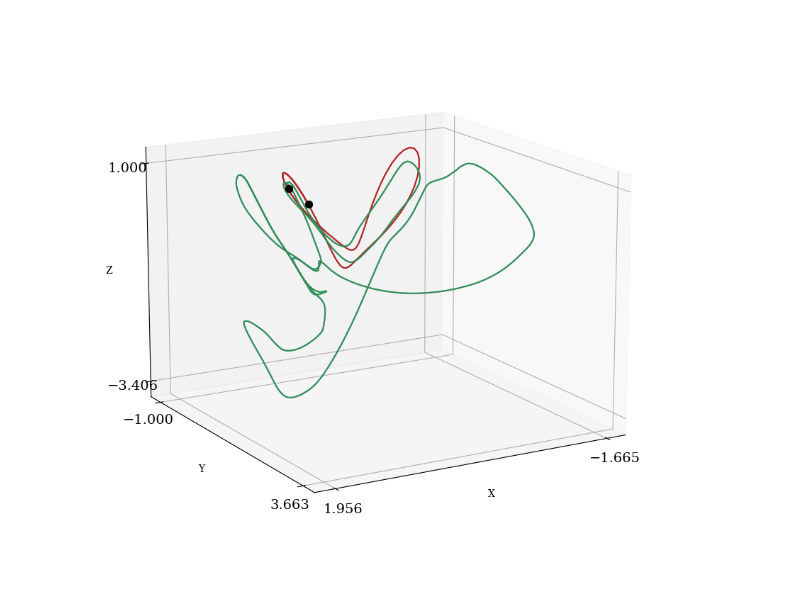
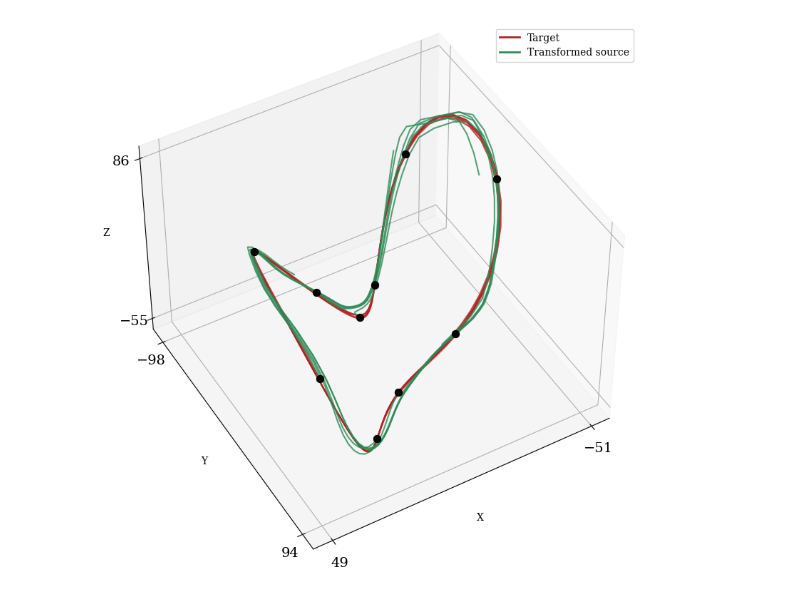
Before and after one commit to Asagodi/topological_diversity, a Jupyter notebook: iam/trajmatch_3d_lorenzlc.ipynb, the cells around one changed output. Cells and saved outputs as stored; diff of their text form; code cells hidden in the pictures.

Commit message:
lorenz analytically

```diff
--- a/iam/trajmatch_3d_lorenzlc.ipynb
+++ b/iam/trajmatch_3d_lorenzlc.ipynb
@@ -84,5 +81,5 @@ plot_trajectories_3d([scaled[:,:,:]], elev=45, azim=90)
 # %%
-limit_cycle_system = LearnableNDLimitCycle(dim=3, dt=dt, time_span=time_span, lambda_init=-1., radius=1.)
+limit_cycle_system = AnalyticalLimitCycle(dim=3, dt=dt, time_span=time_span, velocity_init=-1., alpha_init=-1)
 motif_library = [limit_cycle_system]
 
 num_epochs = 1000
@@ -119,5 +122,13 @@ trajectories_source_list, transformed_trajectories_list = test_homeo_networks(
+# %%
+trajectories_source_list, transformed_trajectories_list, error = test_homeo_networks(scaled, homeo_ds_networks, plot_first_n = 10, time_span=np.array([0.0, 1.0]))
+transformed_trajectories = transformed_trajectories_list[0]
+trajectories_centered = ((transformed_trajectories + 1) / 2) * (max_vals.detach().numpy() - min_vals.detach().numpy()) + min_vals.detach().numpy()
+transformed_trajectories_list[0] = trajectories_centered
 # %%
-plot_trajectories_3d([scaled, transformed_trajectories_list[0][:,5:,:]],
-                     colors=['firebrick', 'seagreen'], elev=15, azim=60)
+plot_trajectories_3d([trajectories_target_centered.detach().numpy(), transformed_trajectories_list[0][:,:,:]],
+                     labels=['Target', 'Transformed source'],
+                     colors=['firebrick', 'seagreen'],
+                     save_name='lorenz_node_analytical.pdf',
+                       elev=45, azim=60)
 # %% [output]
-[figure, old version]
+[figure, new version]
```
Also changed, not shown: parts of 6 cells of this notebook.
